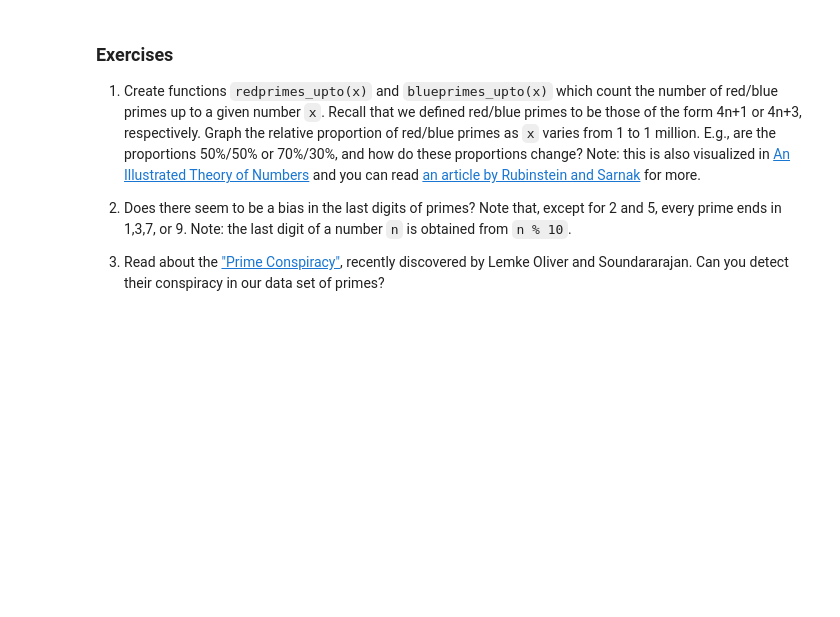
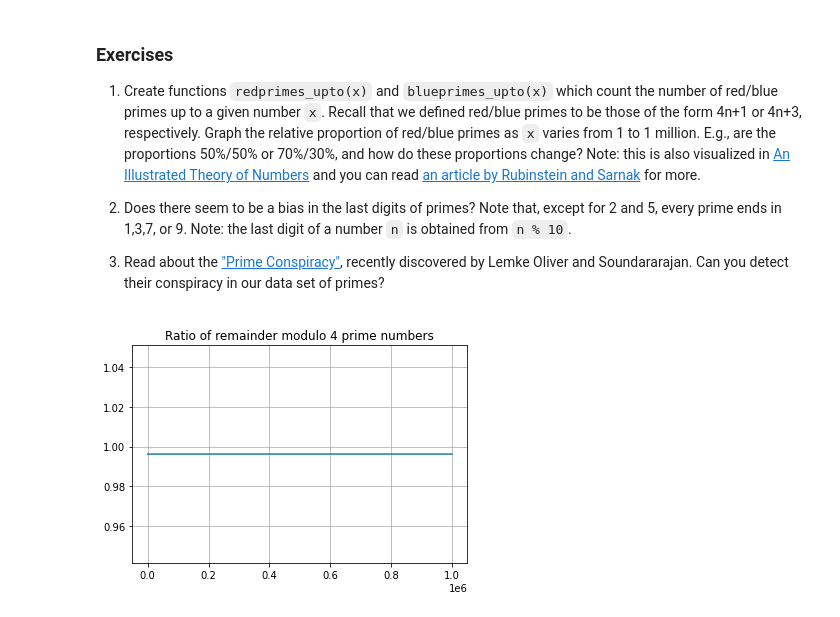
Before and after one commit to jdvallad/Math-152, a Jupyter notebook: P4M_Notebook_3.ipynb, the cells around one changed output. Saved outputs shown, nothing was run; the diff lists cells and outputs as text; code cells hidden in the pictures; blank space fills up the shorter version.

```diff
--- a/P4M_Notebook_3.ipynb
+++ b/P4M_Notebook_3.ipynb
@@ -1023,3 +1086,32 @@ Observe that gaps of 2 (twin primes) are pretty frequent.  There are over 8000 o
 2.  Does there seem to be a bias in the last digits of primes?  Note that, except for 2 and 5, every prime ends in 1,3,7, or 9.  Note: the last digit of a number `n` is obtained from `n % 10`.
 
 3.  Read about the ["Prime Conspiracy"](https://www.quantamagazine.org/mathematicians-discover-prime-conspiracy-20160313), recently discovered by Lemke Oliver and Soundararajan.  Can you detect their conspiracy in our data set of primes?
+# %%
+# Problem 1.
+def redprimes_upto(x,prime_list):
+    return len([p for p in prime_list if is_red(p)])
+def blueprimes_upto(x,prime_list):
+    return len([p for p in prime_list if is_blue(p)])
+def is_red(x):
+    return x%4 == 1
+def is_blue(x):
+    return x%4 == 3
+%matplotlib inline
+input = list(range(10,1000001))
+prime_list = where(isprime_list(1000001))
+ratio_list = [[0,0]] * 1000001
+past_red = 0
+past_blue = 0
+for i in prime_list:
+    if is_red(i):
+        past_blue += 1
+        ratio_list[i][0] = past_blue
+    else:
+        past_red += 1
+        ratio_list[i][1] = past_red
+plt.plot(input, [i[0] / i[1] for i in ratio_list[10:]])  # Should get closer to 1.
+plt.title('Ratio of remainder modulo 4 prime numbers')
+plt.grid(True)
+plt.show()
+# %% [output]
+[figure, added]
```
Also changed, not shown: parts of 29 cells of this notebook.
